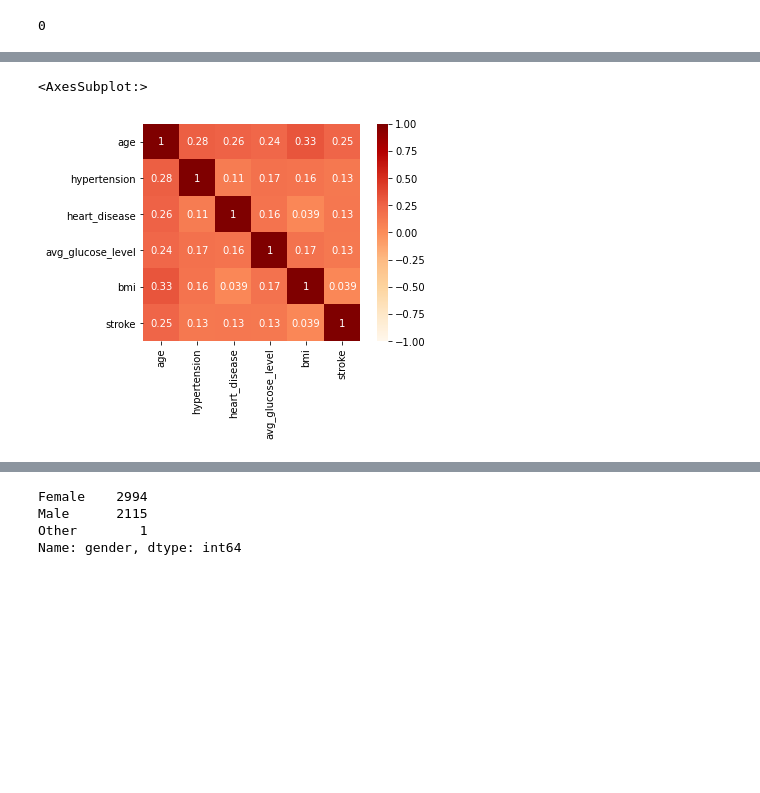
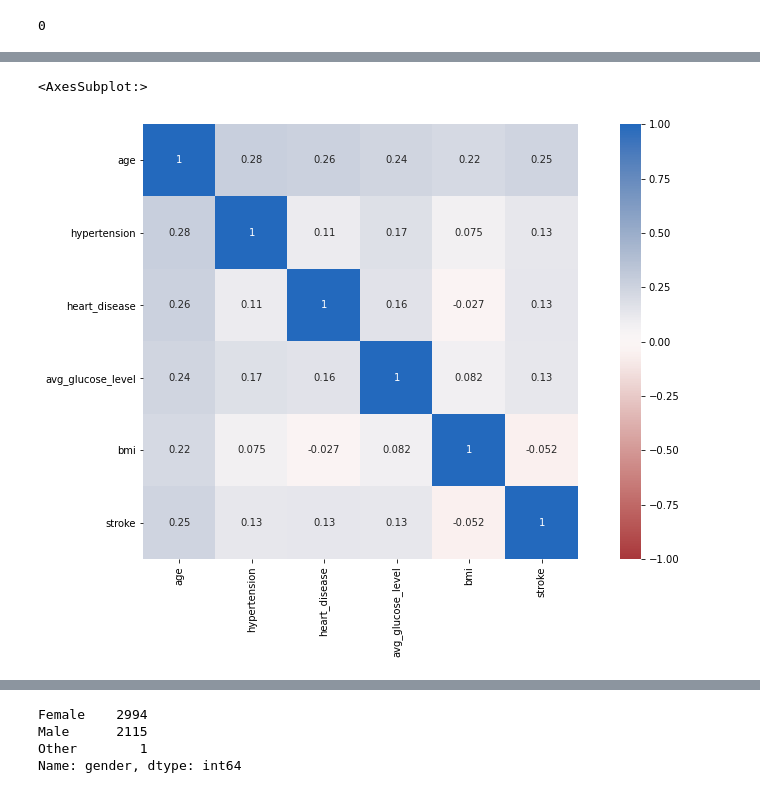
Before and after one commit to modisultan/Stroke_Classification, a Jupyter notebook: Stroke_Classification.ipynb, the cells around one changed output, grey strips where cells are left out. Cells and saved outputs as stored; diff of their text form; code cells hidden in the pictures; blank space fills up the shorter version.

```diff
--- a/Stroke_Classification.ipynb
+++ b/Stroke_Classification.ipynb
@@ -96,9 +165,8 @@ bmi                  201
 smoking_status         0
 stroke                 0
 dtype: int64
-# %%
-df.fillna(df.mean(), inplace = True)
-#df["bmi"].fillna(df.mean(), inplace = True)
+# %%
+df.fillna(0, inplace = True)
 # %%
 df.isna().sum()
 # %% [output]
@@ -147,6 +222,7 @@ sns.pairplot(df[:500], plot_kws=dict(alpha=.1, edgecolor='none',cmap='OrRd'))
 # %%
-sns.heatmap(df.corr(),square=True, annot=True, vmin=-1, vmax=1,cmap='OrRd')
+plt.figure(figsize = (15,8))
+sns.heatmap(df.corr(),square=True, annot=True, vmin=-1, vmax=1,cmap='vlag_r')
 # %% [output]
 <AxesSubplot:>
-[figure, old version]
+[figure, new version]
 # %%
```
Also changed, not shown: parts of 160 cells of this notebook.
